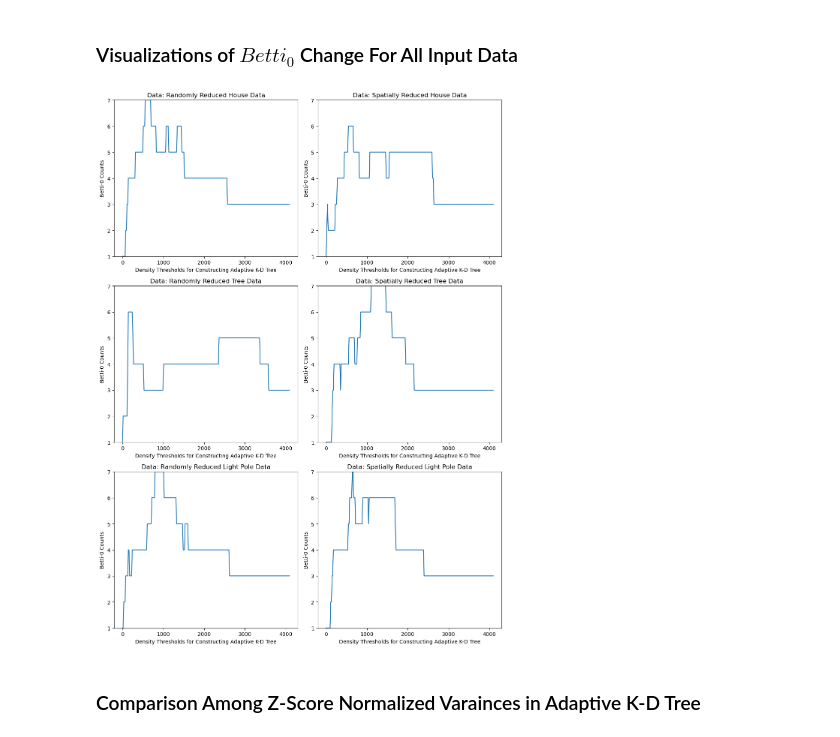
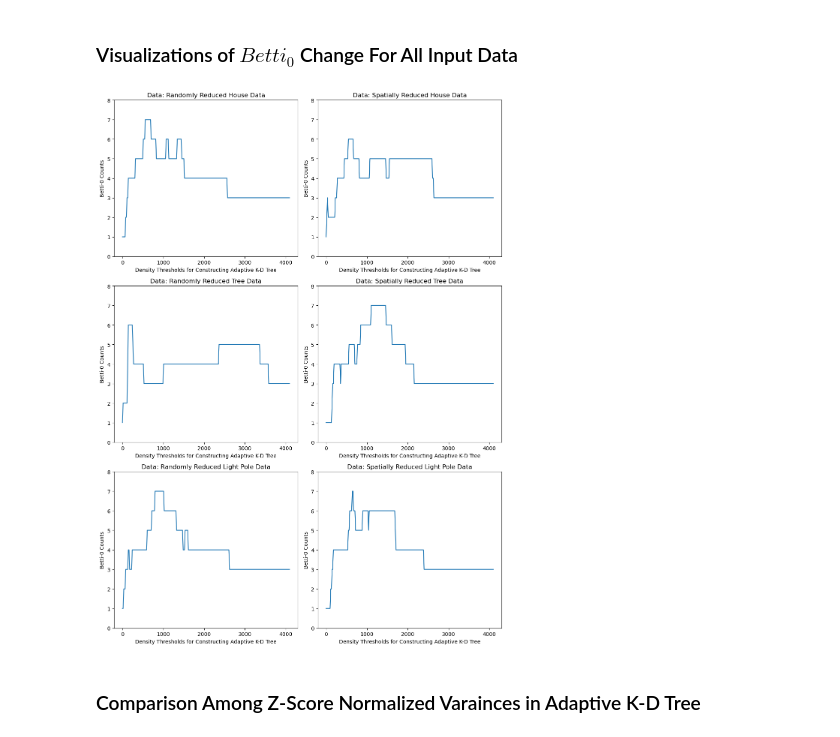
Before and after one commit to ANNIZHENG/Point_Cloud_Data_Structure, a Jupyter notebook: KDTree-Adaptive-Visual.ipynb, the cells around one changed output. Drawn from its saved outputs; the diff is of its cells as text; code cells hidden in the pictures.

```diff
--- a/KDTree-Adaptive-Visual.ipynb
+++ b/KDTree-Adaptive-Visual.ipynb
@@ -106,12 +108,13 @@ for density_threshold in density_thresholds:
     house_random_betti_0s.append(betti_0)
 # %%
 # Read the data for House Spatial
+
+node_ids = set()
 
 data_spatial = pd.read_csv('data/House/csv/spatial/house_spatial.csv', sep=',')[['X', 'Y', 'Z']]
 data_spatial = data_spatial[['X', 'Y', 'Z']].values.tolist()
 house_spatial_betti_0s = []
 
-density_threshold = 0
 for density_threshold in density_thresholds:
     initial_source_id = 0 # the root
     initial_depth = 0 # the root is at depth 0
@@ -257,13 +268,15 @@ print(was_dis_lightpole)
 # %%
 # Determine the global min and max y-values
 
-min_val = min([min(house_random_betti_0s), min(house_spatial_betti_0s), \
-           min(tree_random_betti_0s), min(tree_spatial_betti_0s), \
-           min(lightpole_random_betti_0s), min(lightpole_random_betti_0s)])
+# min_val = min([min(house_random_betti_0s), min(house_spatial_betti_0s), \
+#            min(tree_random_betti_0s), min(tree_spatial_betti_0s), \
+#            min(lightpole_random_betti_0s), min(lightpole_random_betti_0s)])
+min_val = 0
 
-max_val = max([max(house_random_betti_0s), max(house_spatial_betti_0s), \
-           max(tree_random_betti_0s), max(tree_spatial_betti_0s), \
-           max(lightpole_random_betti_0s), max(lightpole_random_betti_0s)])
+# max_val = max([max(house_random_betti_0s), max(house_spatial_betti_0s), \
+#            max(tree_random_betti_0s), max(tree_spatial_betti_0s), \
+#            max(lightpole_random_betti_0s), max(lightpole_random_betti_0s)])
+max_val = 8
 
 # Create plot
 
@@ -287,34 +300,34 @@ axs[0,1].set_title('Data: Spatially Reduced House Data')
 axs[1,0].plot(density_thresholds, tree_random_betti_0s)
 axs[1,0].set_xlabel('Density Thresholds for Constructing Adaptive K-D Tree')
 axs[1,0].set_ylabel('Betti-0 Counts')
 axs[1,0].set_ylim(min_val, max_val)
 axs[1,0].set_title('Data: Randomly Reduced Tree Data')
 
 # Plot for Tree Spatial
 axs[1,1].plot(density_thresholds, tree_spatial_betti_0s)
 axs[1,1].set_xlabel('Density Thresholds for Constructing Adaptive K-D Tree')
 axs[1,1].set_ylabel('Betti-0 Counts')
 axs[1,1].set_ylim(min_val, max_val)
 axs[1,1].set_title('Data: Spatially Reduced Tree Data')
 
 # Plot for Light Pole Random
 axs[2,0].plot(density_thresholds, lightpole_random_betti_0s)
 axs[2,0].set_xlabel('Density Thresholds for Constructing Adaptive K-D Tree')
 axs[2,0].set_ylabel('Betti-0 Counts')
 axs[2,0].set_ylim(min_val, max_val)
 axs[2,0].set_title('Data: Randomly Reduced Light Pole Data')
 
 # Plot for Light Pole Spatial
 axs[2,1].plot(density_thresholds, lightpole_spatial_betti_0s)
 axs[2,1].set_xlabel('Density Thresholds for Constructing Adaptive K-D Tree')
 axs[2,1].set_ylabel('Betti-0 Counts')
 axs[2,1].set_ylim(min_val, max_val)
 axs[2,1].set_title('Data: Spatially Reduced Light Pole Data')
 
 plt.tight_layout()
 plt.show()
 # %% [output]
-[figure, old version]
+[figure, new version]
 # %% [markdown]
 ### Comparison Among Z-Score Normalized Varainces in Adaptive K-D Tree
 # %%
```
Also changed, not shown: parts of 5 cells of this notebook, 7 other files.
